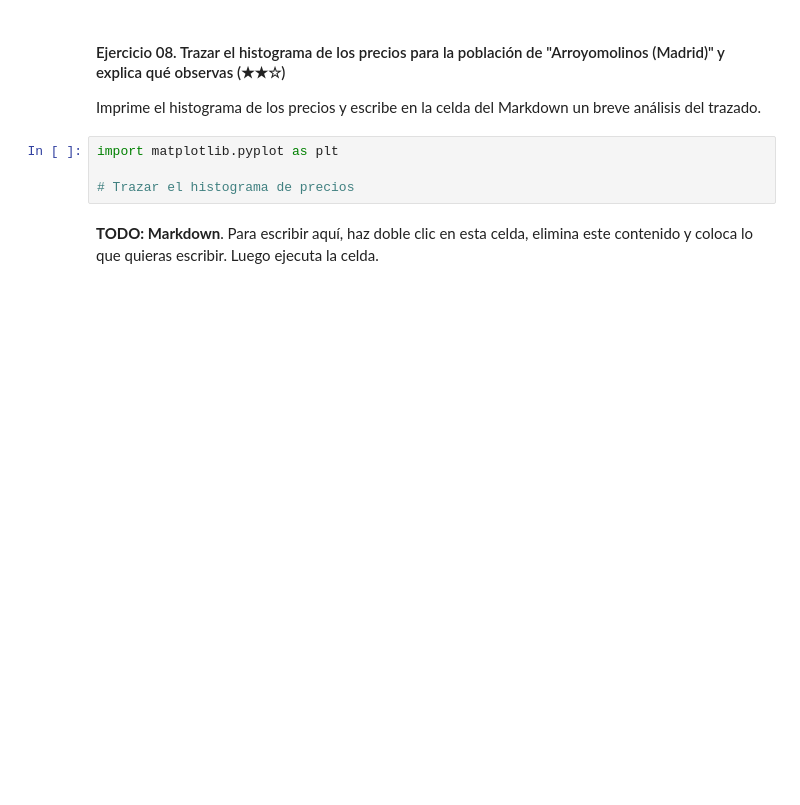
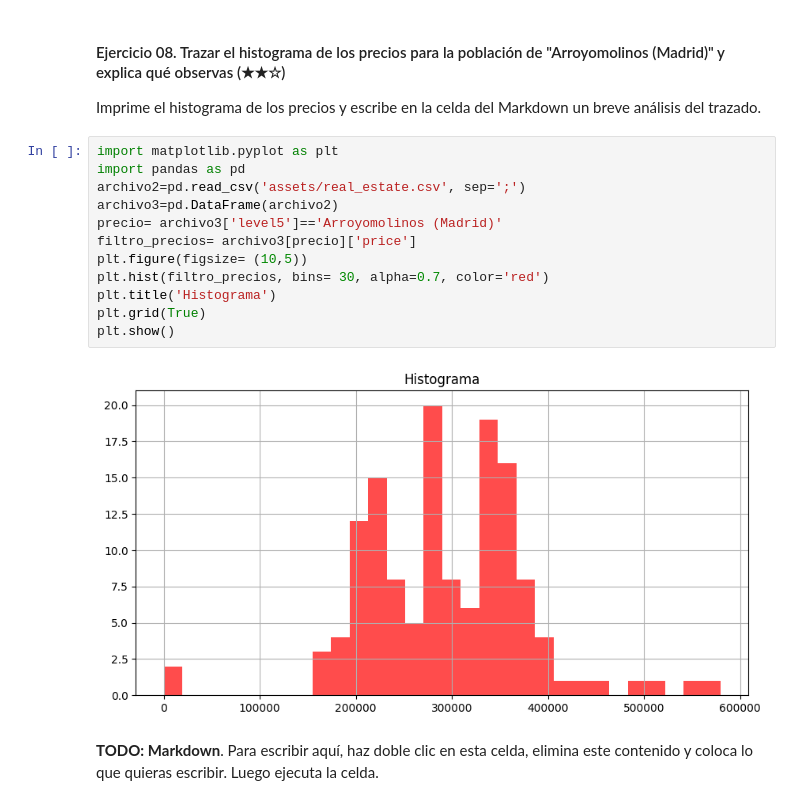
Before and after one commit to Yajaidy/data-clean-up-pandas-for-beginners-project, a Jupyter notebook: project.es.ipynb, the cells around one changed output. Drawn from its saved outputs; the diff is of its cells as text; blank space fills up the shorter version.

```diff
--- a/project.es.ipynb
+++ b/project.es.ipynb
@@ -206,7 +216,17 @@ Imprima el valor obtenido de la columna level5.
 Imprime el histograma de los precios y escribe en la celda del Markdown un breve análisis del trazado.
 # %%
 import matplotlib.pyplot as plt
-
-# Trazar el histograma de precios
+import pandas as pd
+archivo2=pd.read_csv('assets/real_estate.csv', sep=';')
+archivo3=pd.DataFrame(archivo2)
+precio= archivo3['level5']=='Arroyomolinos (Madrid)'
+filtro_precios= archivo3[precio]['price']
+plt.figure(figsize= (10,5))
+plt.hist(filtro_precios, bins= 30, alpha=0.7, color='red')
+plt.title('Histograma')
+plt.grid(True)
+plt.show()
+# %% [output]
+[figure, added]
 # %% [markdown]
 **TODO: Markdown**. Para escribir aquí, haz doble clic en esta celda, elimina este contenido y coloca lo que quieras escribir. Luego ejecuta la celda.
```
Also changed, not shown: parts of 1 cell of this notebook.
